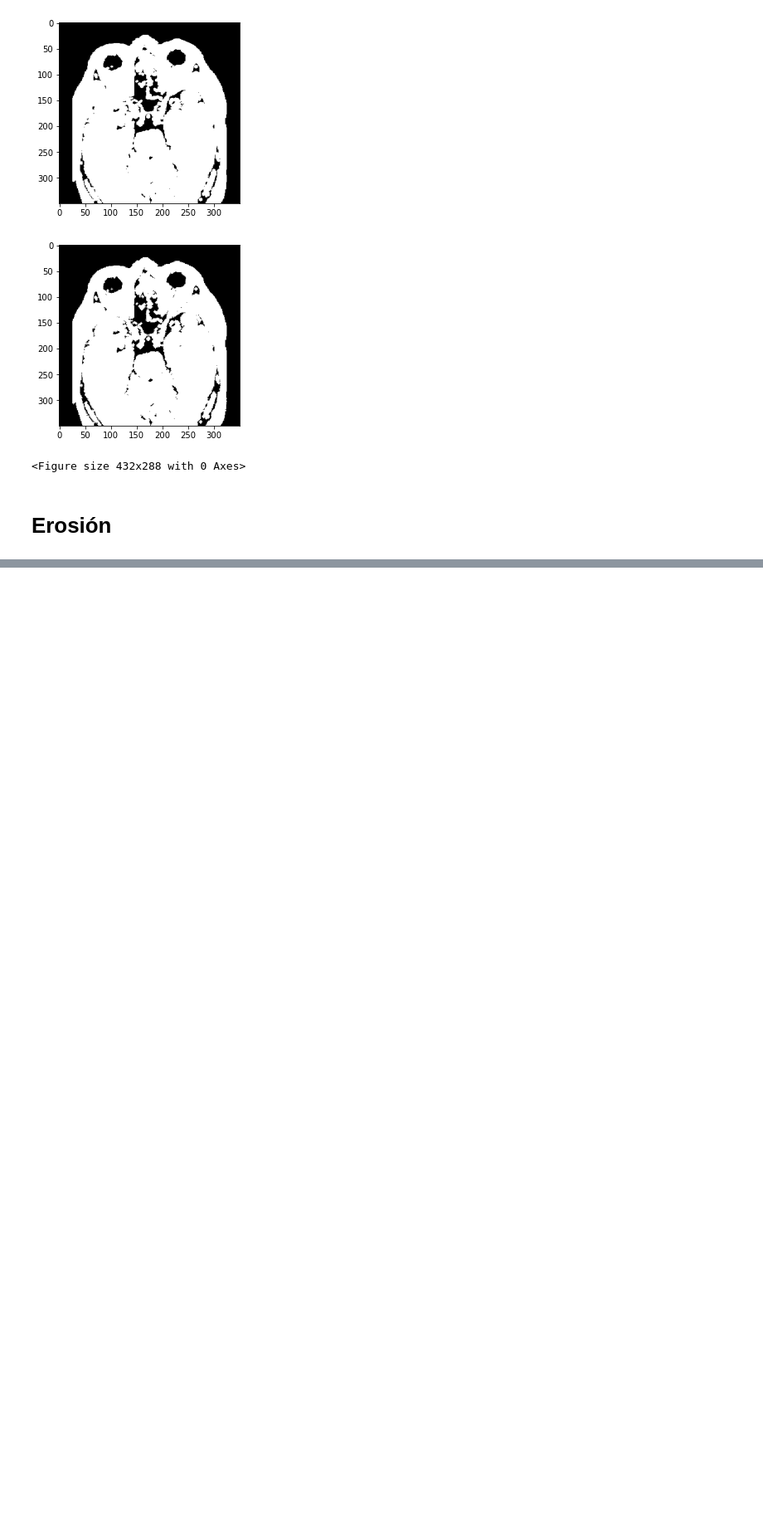
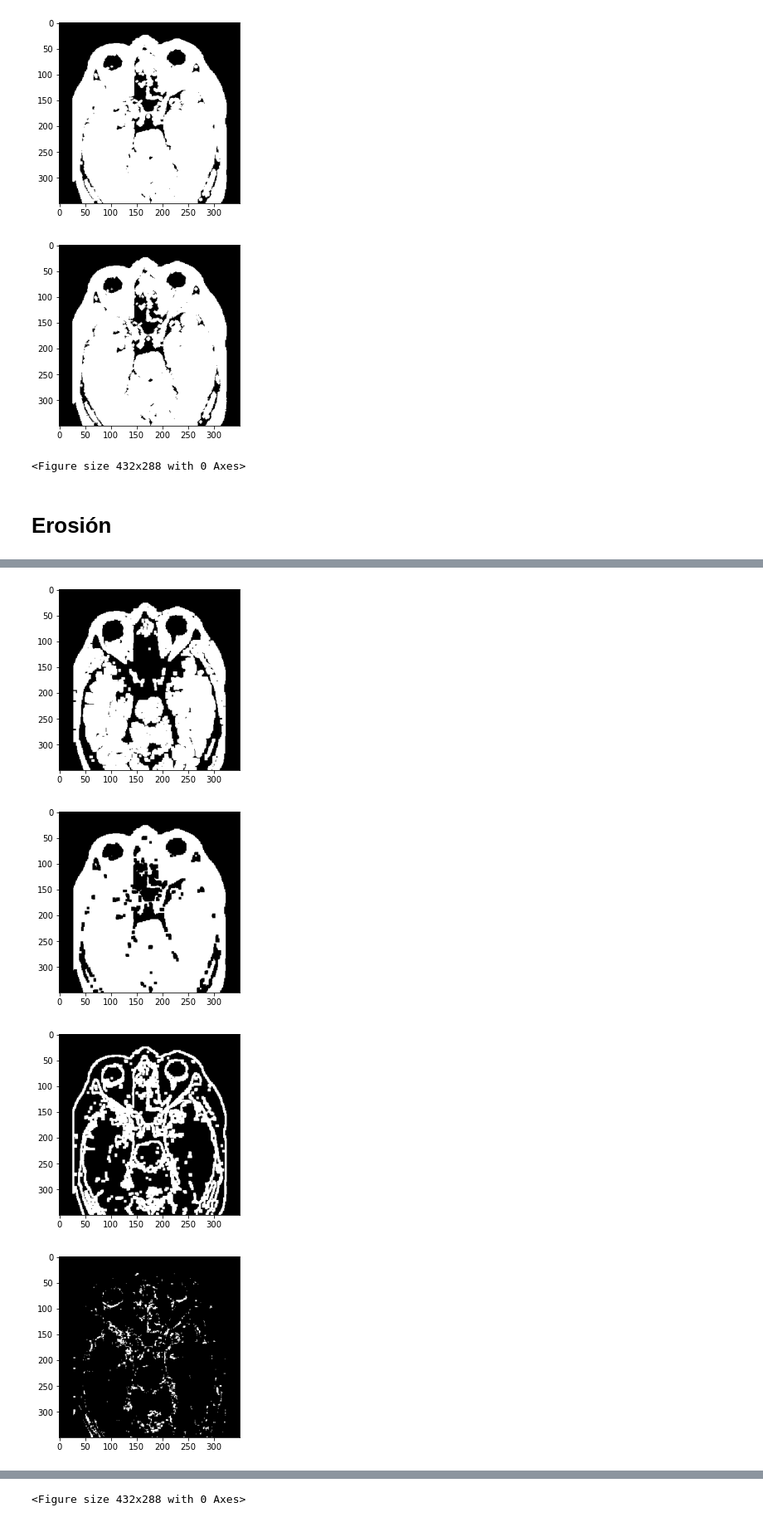
Before and after one commit to briansaiz/tenicas-ia-opencv, a Jupyter notebook: Tecnicas de IA/Taller 3/Taller 3.ipynb, the cells around one changed output, grey strips where cells are left out. Shown at 83% size. Drawn from its saved outputs; the diff is of its cells as text; code cells hidden in the pictures; blank space fills up the shorter version.

```diff
--- a/Tecnicas de IA/Taller 3/Taller 3.ipynb
+++ b/Tecnicas de IA/Taller 3/Taller 3.ipynb
@@ -102,0 +149,9 @@ for img in not_cancer_dil:
+# %%
+for img in not_cancer_morf:
+    plt.imshow(img, cmap="gray")
+    plt.figure()
+# %% [output]
+[figure, added]
+[figure, added]
+[figure, added]
+[figure, added]
@@ -102,0 +159 @@ for img in not_cancer_dil:
+<Figure size 432x288 with 0 Axes>
```
Also changed, not shown: parts of 8 cells of this notebook.
